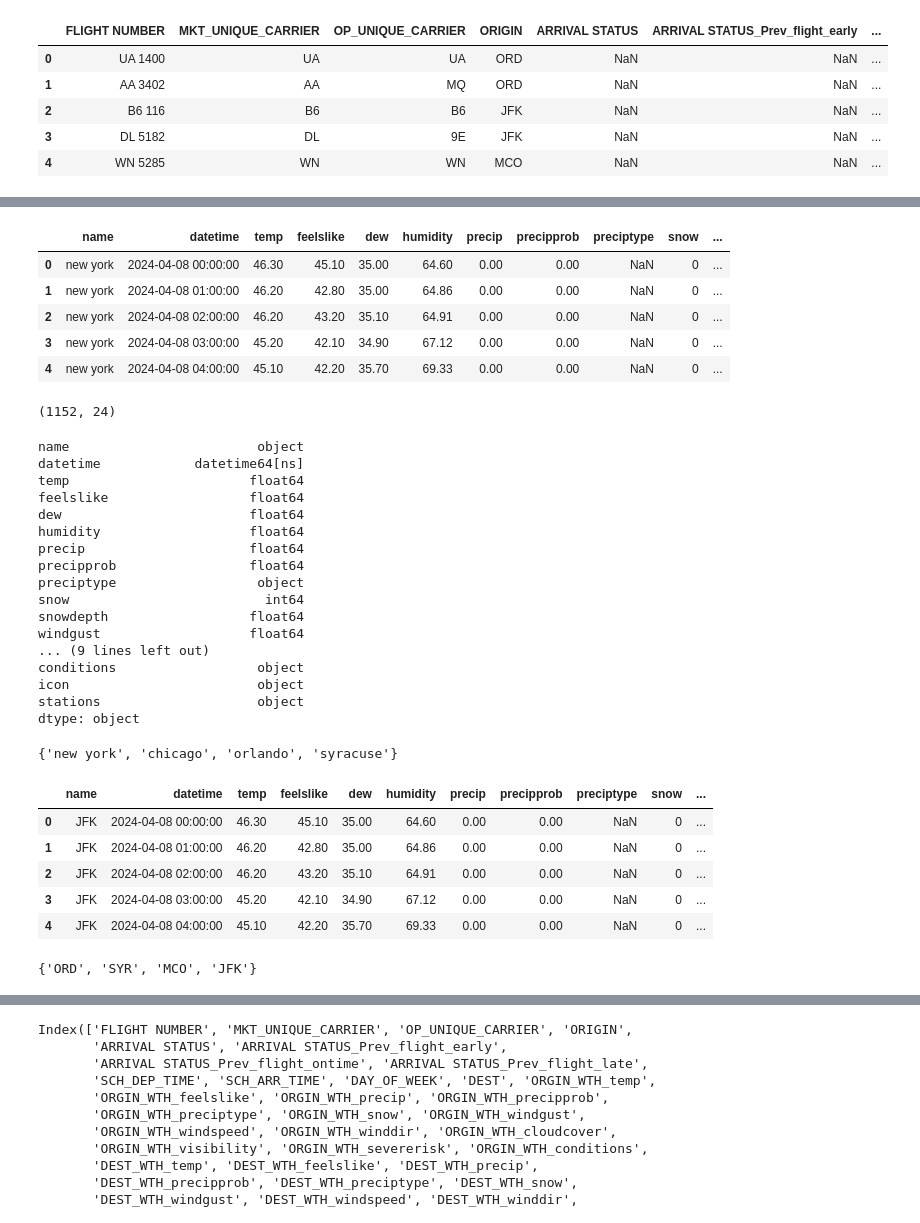
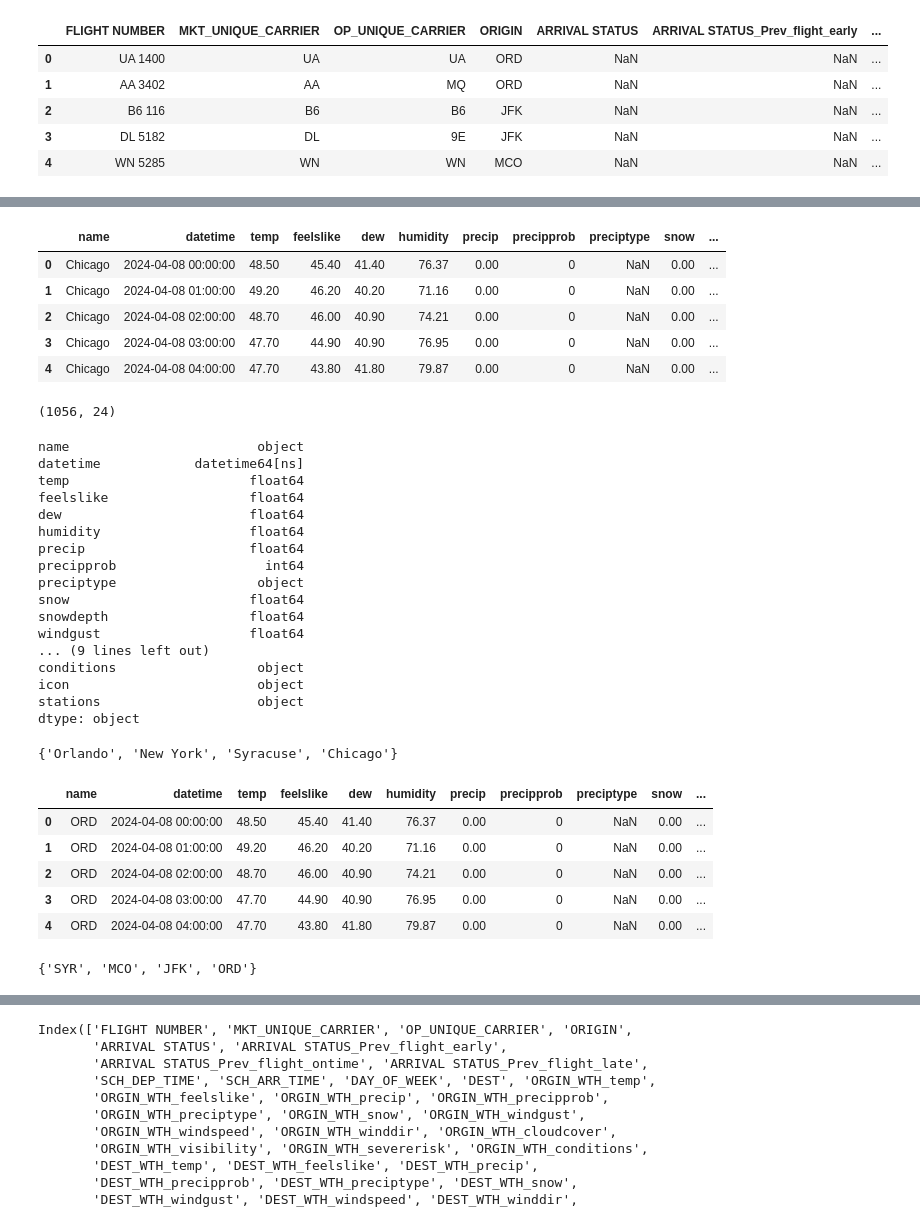
Before and after one commit to pksp99/flight-predictor, a Jupyter notebook: generate_test_data_column.ipynb, the cells around one changed output, grey strips where cells are left out. Cells and saved outputs as stored; diff of their text form; code cells hidden in the pictures.

```diff
--- a/generate_test_data_column.ipynb
+++ b/generate_test_data_column.ipynb
@@ -161,18 +153,18 @@ dtype: object
 # %%
 initial_predictions_dataset['DEST'] = 'SYR'
 # %%
-weather_data = pd.read_csv('./test_data/initial_test_weather.csv', parse_dates=['datetime'])
+weather_data = pd.read_csv('./test_data/Test_Weather_Data.csv', parse_dates=['datetime'])
 weather_data.head()
 weather_data.shape
 weather_data.dtypes
 # %% [output]
 |  | name | datetime | temp | feelslike | dew | humidity | precip | precipprob | preciptype | snow | ... |
-| 0 | new york | 2024-04-08 00:00:00 | 46.30 | 45.10 | 35.00 | 64.60 | 0.00 | 0.00 | NaN | 0 | ... |
-| 1 | new york | 2024-04-08 01:00:00 | 46.20 | 42.80 | 35.00 | 64.86 | 0.00 | 0.00 | NaN | 0 | ... |
-| 2 | new york | 2024-04-08 02:00:00 | 46.20 | 43.20 | 35.10 | 64.91 | 0.00 | 0.00 | NaN | 0 | ... |
-| 3 | new york | 2024-04-08 03:00:00 | 45.20 | 42.10 | 34.90 | 67.12 | 0.00 | 0.00 | NaN | 0 | ... |
-| 4 | new york | 2024-04-08 04:00:00 | 45.10 | 42.20 | 35.70 | 69.33 | 0.00 | 0.00 | NaN | 0 | ... |
+| 0 | Chicago | 2024-04-08 00:00:00 | 48.50 | 45.40 | 41.40 | 76.37 | 0.00 | 0 | NaN | 0.00 | ... |
+| 1 | Chicago | 2024-04-08 01:00:00 | 49.20 | 46.20 | 40.20 | 71.16 | 0.00 | 0 | NaN | 0.00 | ... |
+| 2 | Chicago | 2024-04-08 02:00:00 | 48.70 | 46.00 | 40.90 | 74.21 | 0.00 | 0 | NaN | 0.00 | ... |
+| 3 | Chicago | 2024-04-08 03:00:00 | 47.70 | 44.90 | 40.90 | 76.95 | 0.00 | 0 | NaN | 0.00 | ... |
+| 4 | Chicago | 2024-04-08 04:00:00 | 47.70 | 43.80 | 41.80 | 79.87 | 0.00 | 0 | NaN | 0.00 | ... |
-(1152, 24)
+(1056, 24)
 name                        object
 datetime            datetime64[ns]
 temp                       float64
@@ -180,9 +172,9 @@ feelslike                  float64
 dew                        float64
 humidity                   float64
 precip                     float64
-precipprob                 float64
+precipprob                   int64
 preciptype                  object
-snow                         int64
+snow                       float64
 snowdepth                  float64
 windgust                   float64
 ... (9 lines left out)
@@ -193,7 +185,7 @@ dtype: object
 # %%
 print(set(weather_data['name']))
 # %% [output]
-{'new york', 'chicago', 'orlando', 'syracuse'}
+{'Orlando', 'New York', 'Syracuse', 'Chicago'}
 # %%
 # Replacing city names with airport names
 dic = {'syracuse': 'SYR', 'new york': 'JFK', 'orlando': 'MCO', 'chicago': 'ORD'}
@@ -204,12 +196,12 @@ weather_data.head()
 print(set(weather_data['name']))
 # %% [output]
 |  | name | datetime | temp | feelslike | dew | humidity | precip | precipprob | preciptype | snow | ... |
-| 0 | JFK | 2024-04-08 00:00:00 | 46.30 | 45.10 | 35.00 | 64.60 | 0.00 | 0.00 | NaN | 0 | ... |
-| 1 | JFK | 2024-04-08 01:00:00 | 46.20 | 42.80 | 35.00 | 64.86 | 0.00 | 0.00 | NaN | 0 | ... |
-| 2 | JFK | 2024-04-08 02:00:00 | 46.20 | 43.20 | 35.10 | 64.91 | 0.00 | 0.00 | NaN | 0 | ... |
-| 3 | JFK | 2024-04-08 03:00:00 | 45.20 | 42.10 | 34.90 | 67.12 | 0.00 | 0.00 | NaN | 0 | ... |
-| 4 | JFK | 2024-04-08 04:00:00 | 45.10 | 42.20 | 35.70 | 69.33 | 0.00 | 0.00 | NaN | 0 | ... |
+| 0 | ORD | 2024-04-08 00:00:00 | 48.50 | 45.40 | 41.40 | 76.37 | 0.00 | 0 | NaN | 0.00 | ... |
+| 1 | ORD | 2024-04-08 01:00:00 | 49.20 | 46.20 | 40.20 | 71.16 | 0.00 | 0 | NaN | 0.00 | ... |
+| 2 | ORD | 2024-04-08 02:00:00 | 48.70 | 46.00 | 40.90 | 74.21 | 0.00 | 0 | NaN | 0.00 | ... |
+| 3 | ORD | 2024-04-08 03:00:00 | 47.70 | 44.90 | 40.90 | 76.95 | 0.00 | 0 | NaN | 0.00 | ... |
+| 4 | ORD | 2024-04-08 04:00:00 | 47.70 | 43.80 | 41.80 | 79.87 | 0.00 | 0 | NaN | 0.00 | ... |
-{'ORD', 'SYR', 'MCO', 'JFK'}
+{'SYR', 'MCO', 'JFK', 'ORD'}
 # %%
 weather_columns_to_drop = ['dew','humidity','snowdepth','sealevelpressure', 'solarradiation', 'solarenergy','uvindex','icon','stations']
 weather_data.drop(columns = weather_columns_to_drop, inplace=True)
```
Also changed, not shown: parts of 8 cells of this notebook, 12 other files.
